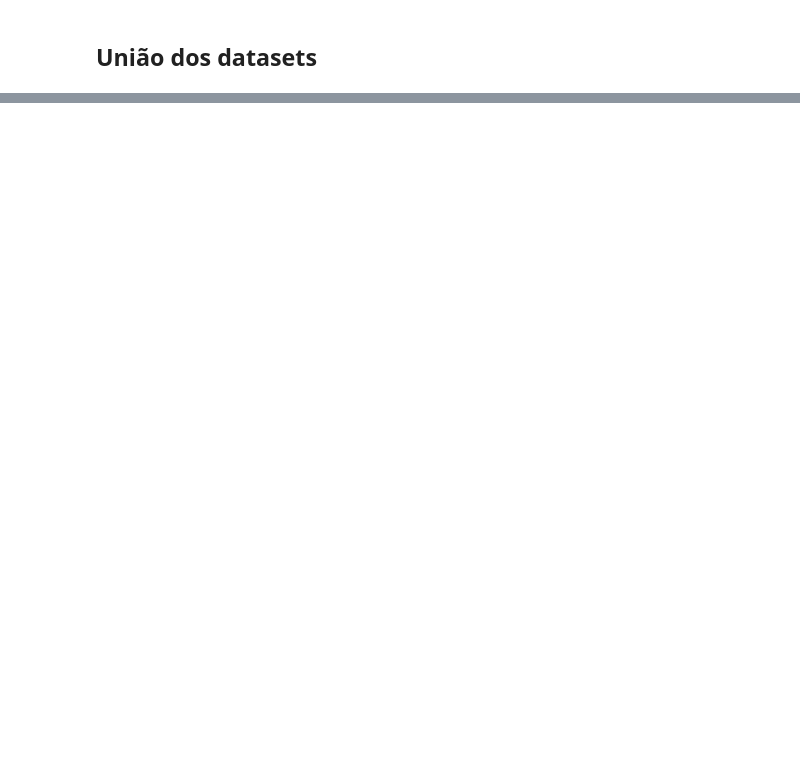
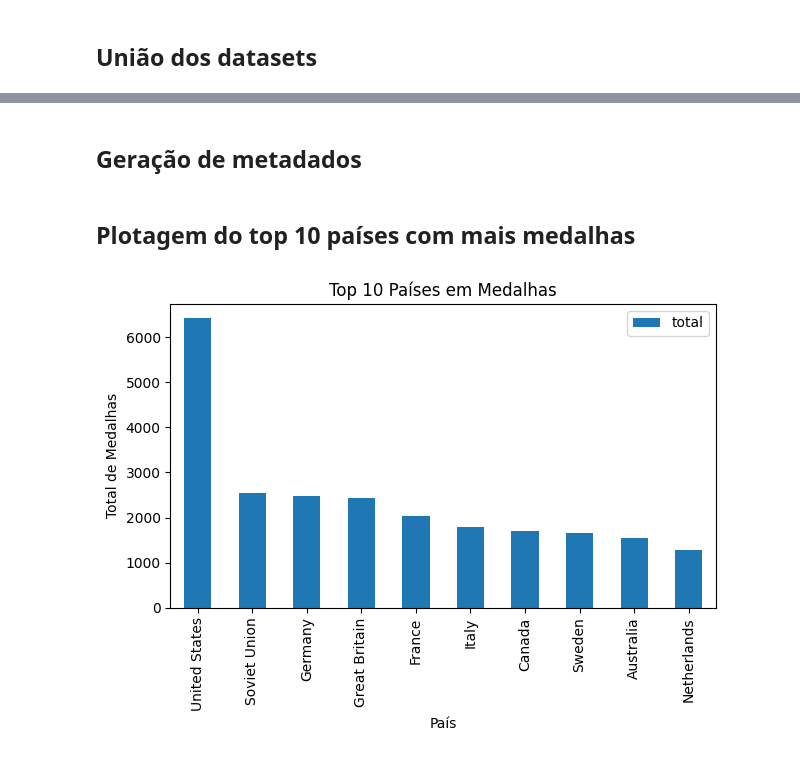
Before and after one commit to flavia-segadilha/olympics-datalake, a Jupyter notebook: pipeline.ipynb, the cells around one changed output, grey strips where cells are left out. Drawn from its saved outputs; the diff is of its cells as text; code cells hidden in the pictures; blank space fills up the shorter version.

```diff
--- a/pipeline.ipynb
+++ b/pipeline.ipynb
@@ -73,20 +66,11 @@ paris.head()
 # %% [markdown]
 ## União dos datasets
-# %%
-paris = medals_2024.merge(
-    nocs_2024[['code', 'country']],
-    left_on='country_code',
-    right_on='code',
-    how='left'
-)
-
-paris = paris.merge(
-    athletes_2024[['name', 'gender']],
-    on='name',
-    how='left'
-)
 # %%
 olimpiadas = pd.concat([historico, paris], ignore_index=True)
+
 olimpiadas = olimpiadas[olimpiadas['medal'].notna()]
 olimpiadas = olimpiadas[olimpiadas['country'].notna()]
 olimpiadas = olimpiadas[olimpiadas['sport'].notna()]
+olimpiadas = olimpiadas.dropna(axis=1, how='all')
+
+olimpiadas.head()
@@ -92,0 +108,3 @@ olimpiadas = olimpiadas[olimpiadas['sport'].notna()]
+# %%
+medalhas = olimpiadas.groupby(['country', 'medal']).size().reset_index(name='total')
+medalhas = medalhas.groupby('country')['total'].sum().reset_index()
@@ -92,0 +131,2 @@ olimpiadas = olimpiadas[olimpiadas['sport'].notna()]
+# %% [markdown]
+## Geração de metadados
@@ -92,0 +154,16 @@ olimpiadas = olimpiadas[olimpiadas['sport'].notna()]
+# %% [markdown]
+## Plotagem do top 10 países com mais medalhas
+# %%
+top10 = medalhas.sort_values(by='total', ascending=False).head(10)
+
+top10.to_csv("gold/analise_medalhas/medalhas_top10.csv", index=False)
+
+top10.plot(kind='bar', x='country', y='total')
+plt.title("Top 10 Países em Medalhas")
+plt.xlabel("País")
+plt.ylabel("Total de Medalhas")
+plt.tight_layout()
+plt.savefig("gold/analise_medalhas/medalhas_plot.png")
+plt.show()
+# %% [output]
+[figure, added]
```
Also changed, not shown: parts of 26 cells of this notebook.
